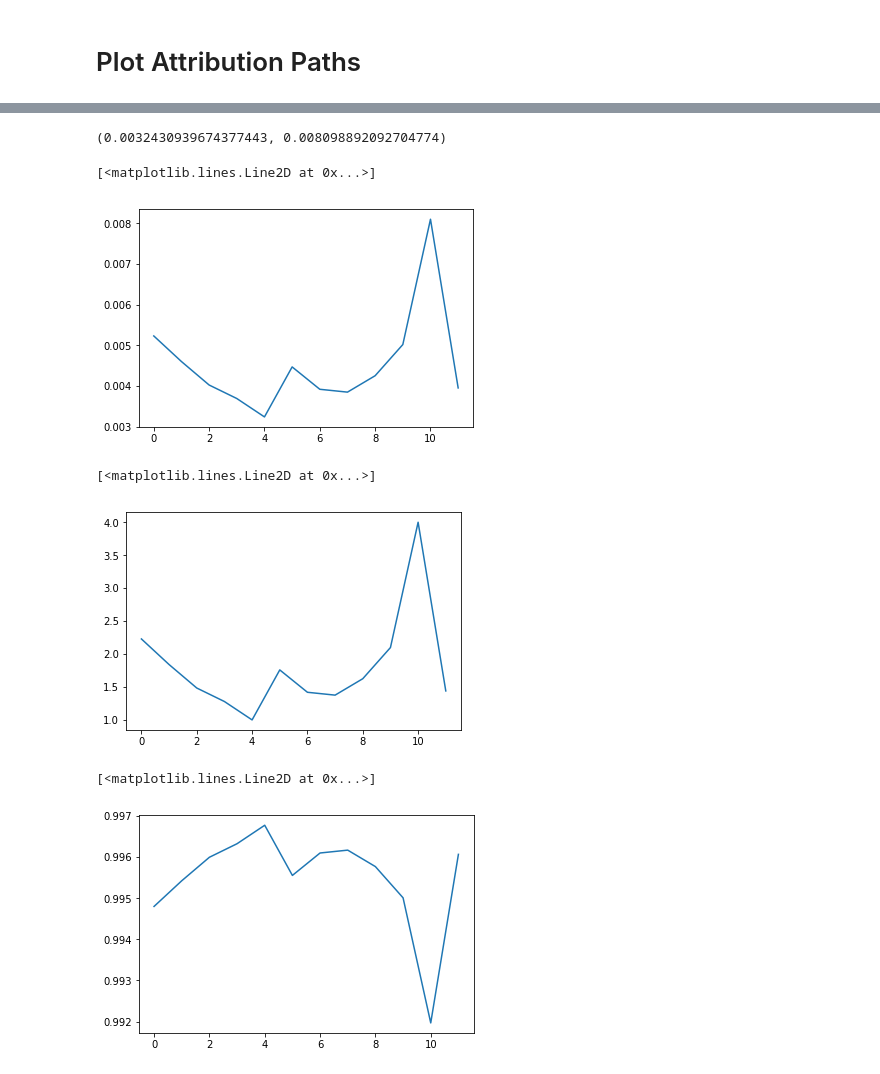
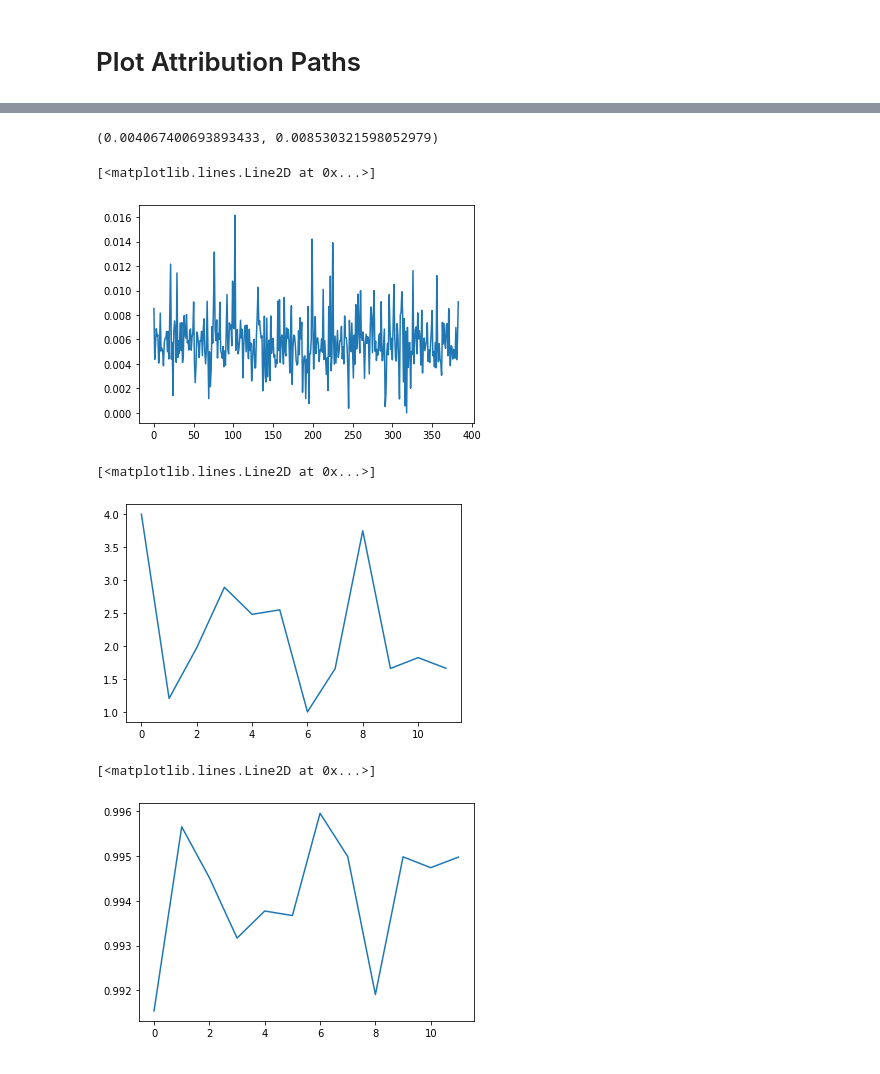
Before and after one commit to jarrodhaas/Mallet, a Jupyter notebook: ZFNet_Conductance_Visualization.ipynb, the cells around one changed output, grey strips where cells are left out. Saved outputs shown, nothing was run; the diff lists cells and outputs as text; code cells hidden in the pictures.

```diff
--- a/ZFNet_Conductance_Visualization.ipynb
+++ b/ZFNet_Conductance_Visualization.ipynb
@@ -134,10 +134,10 @@ nx.draw(G, pos, edges=edges, edge_color=colors, width=weights, node_size=20)
 # %% [markdown]
 # Load Conductance Measures
 # %%
-val_attrib_conv1 = np.load('./zf_net_conductance/val_attri_conv1_.npy')
-val_attrib_conv2 = np.load('./zf_net_conductance/val_attri_conv2_.npy')
-val_attrib_conv3 = np.load('./zf_net_conductance/val_attri_conv3_.npy')
-val_attrib_conv4 = np.load('./zf_net_conductance/val_attri_conv4_.npy')
+val_attrib_conv1 = np.load('./zf_net_conductance/val_attrib_conv1_.npy')
+val_attrib_conv2 = np.load('./zf_net_conductance/val_attrib_conv2_.npy')
+val_attrib_conv3 = np.load('./zf_net_conductance/val_attrib_conv3_.npy')
+val_attrib_conv4 = np.load('./zf_net_conductance/val_attrib_conv4_.npy')
 
 val_labels_conv1 = np.load('./zf_net_conductance/val_labels_conv1_.npy')
 val_labels_conv2 = np.load('./zf_net_conductance/val_labels_conv2_.npy')
@@ -308,19 +377,19 @@ nx.draw(G, pos, edges=edges, width=weights, with_labels=False, arrows=True, node
 # %%
 np.min(conv4_frogs[:12]), np.max(conv4_frogs[:12])
 # %% [output]
-(0.0032430939674377443, 0.008098892092704774)
+(0.004067400693893433, 0.008530321598052979)
 # %%
-plt.plot(conv4_frogs[:12])
+plt.plot(conv4_frogs)
 # %% [output]
 [<matplotlib.lines.Line2D at 0x...>]
-[figure, old version]
+[figure, new version]
 # %%
 plt.plot((3*(conv4_frogs[:12] - conv4_frogs[:12].min()) / (conv4_frogs[:12].max() - conv4_frogs[:12].min()))+1)
 # %% [output]
 [<matplotlib.lines.Line2D at 0x...>]
-[figure, old version]
+[figure, new version]
 # %%
 plt.plot(conv4_frogs_mean[:12])
 # %% [output]
 [<matplotlib.lines.Line2D at 0x...>]
-[figure, old version]
+[figure, new version]
```
Also changed, not shown: parts of 11 cells of this notebook, 2 other files.
